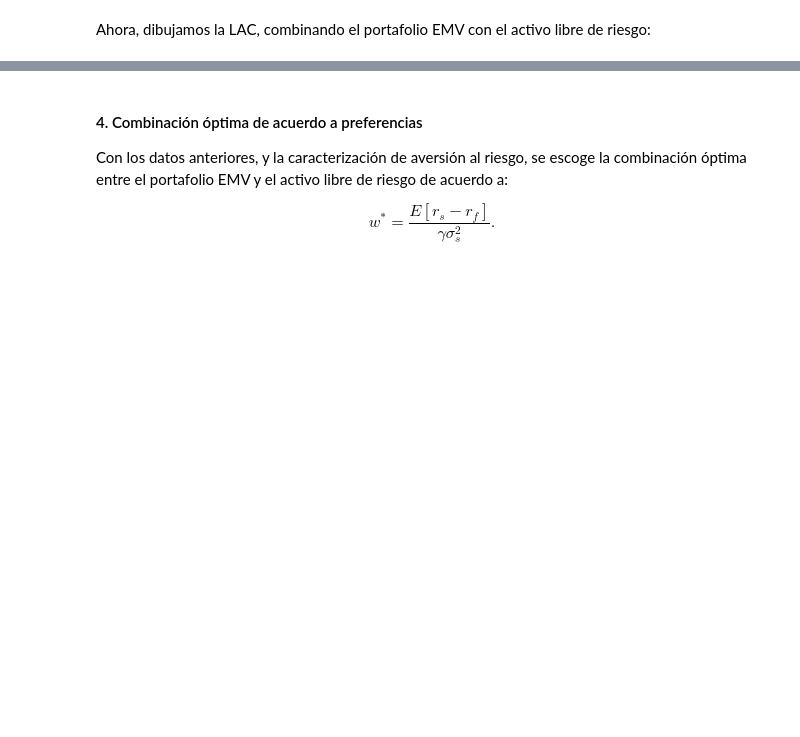
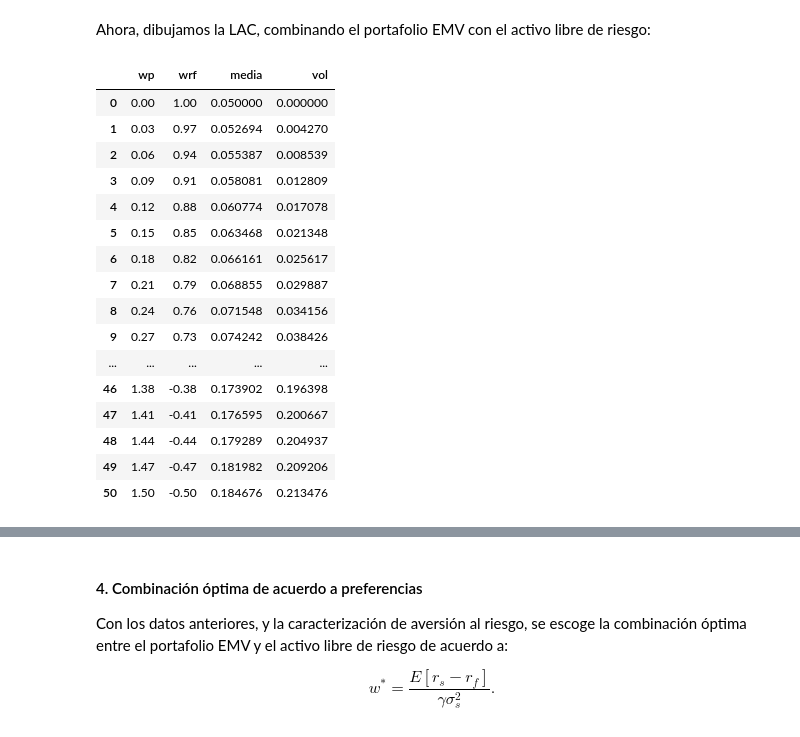
Before and after one commit to Luis168735/porinvp2022, a Jupyter notebook: Modulo3/Clase13_SeleccionOptimaPortI.ipynb, the cells around one changed output, grey strips where cells are left out. Cells and saved outputs as stored; diff of their text form; code cells hidden in the pictures; blank space fills up the shorter version.

```diff
--- a/Modulo3/Clase13_SeleccionOptimaPortI.ipynb
+++ b/Modulo3/Clase13_SeleccionOptimaPortI.ipynb
@@ -241,6 +299,31 @@ Ahora, dibujamos la LAC, combinando el portafolio EMV con el activo libre de rie
 # %%
 # DataFrame de CAL:
 # 1. Índice: i
 # 2. Columnas 1-2: wp, wrf
 # 3. Columnas 3-4: E[r], sigma
 # 4. Columna 5: Sharpe ratio
+lac = pd.DataFrame({
+    "wp": wp,
+    "wrf": 1 - wp,
+    "media": wp * e_emv + (1 - wp) * rf,
+    "vol": wp * s_emv
+})
+lac
+# %% [output]
+|  | wp | wrf | media | vol |
+| 0 | 0.00 | 1.00 | 0.050000 | 0.000000 |
+| 1 | 0.03 | 0.97 | 0.052694 | 0.004270 |
+| 2 | 0.06 | 0.94 | 0.055387 | 0.008539 |
+| 3 | 0.09 | 0.91 | 0.058081 | 0.012809 |
+| 4 | 0.12 | 0.88 | 0.060774 | 0.017078 |
+| 5 | 0.15 | 0.85 | 0.063468 | 0.021348 |
+| 6 | 0.18 | 0.82 | 0.066161 | 0.025617 |
+| 7 | 0.21 | 0.79 | 0.068855 | 0.029887 |
+| 8 | 0.24 | 0.76 | 0.071548 | 0.034156 |
+| 9 | 0.27 | 0.73 | 0.074242 | 0.038426 |
+| ... | ... | ... | ... | ... |
+| 46 | 1.38 | -0.38 | 0.173902 | 0.196398 |
+| 47 | 1.41 | -0.41 | 0.176595 | 0.200667 |
+| 48 | 1.44 | -0.44 | 0.179289 | 0.204937 |
+| 49 | 1.47 | -0.47 | 0.181982 | 0.209206 |
+| 50 | 1.50 | -0.50 | 0.184676 | 0.213476 |
```
Also changed, not shown: parts of 21 cells of this notebook.
